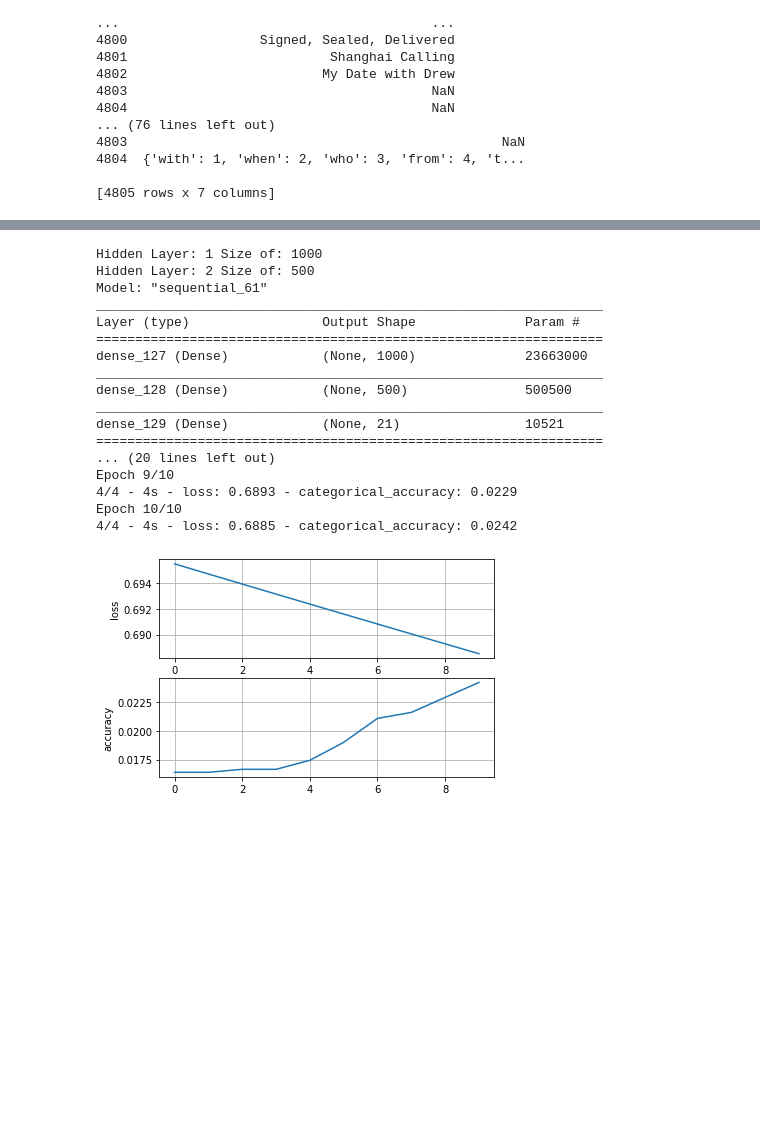
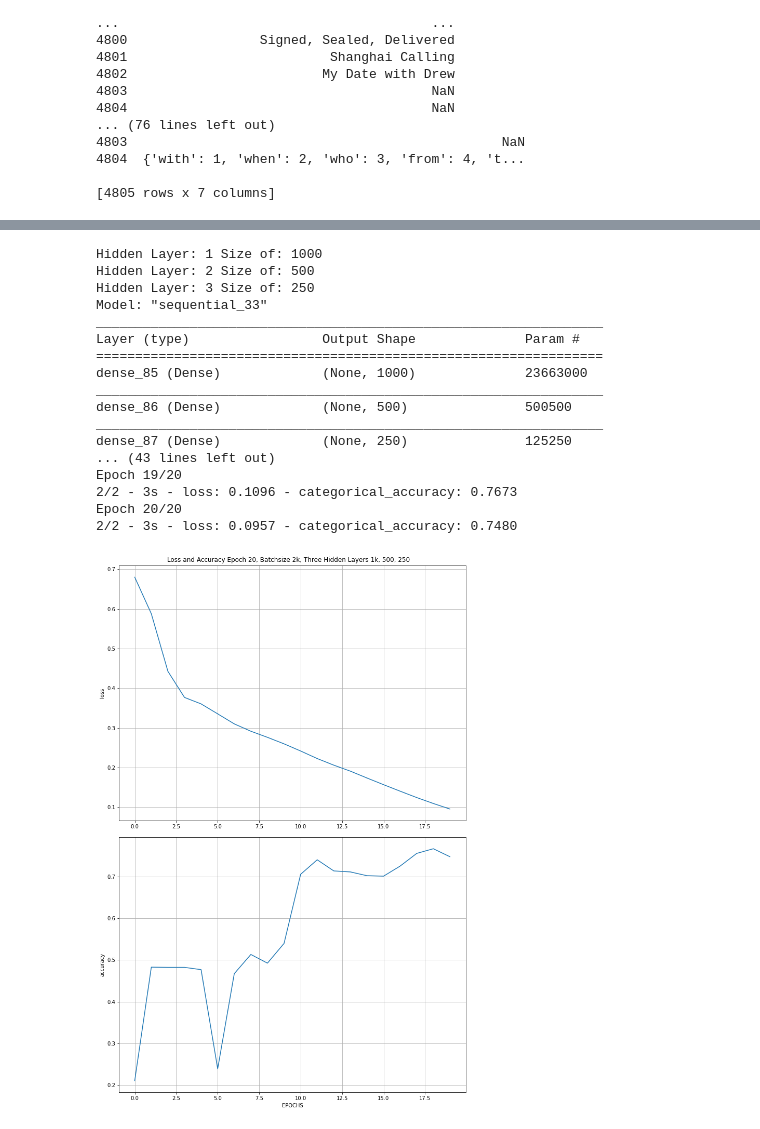
Before and after one commit to carlkidcrypto/Python-Machine-Learning, a Jupyter notebook: Final_Project/CS477-Final-Project-port3116.ipynb, the cells around one changed output, grey strips where cells are left out. Drawn from its saved outputs; the diff is of its cells as text; code cells hidden in the pictures; blank space fills up the shorter version.

```diff
--- a/Final_Project/CS477-Final-Project-port3116.ipynb
+++ b/Final_Project/CS477-Final-Project-port3116.ipynb
@@ -526,38 +874,40 @@ ValueError: Classification metrics can't handle a mix of multilabel-indicator an
 # %%
-# Here we begin to optimize our model. Our first run of the above cell said: Best parameters:  {'act': 'relu', 'batch_size': 1000, 'opt': 'sgd'}
+h_nodes = [1000, 500, 250] # three hidden layers
+myNN19 = create_NN(hidden_layers=h_nodes, act='relu', opt='adam', in_dim=X_train.shape[1], out_dim=y_train.shape[1])
+myNN19.summary()
+history19 = myNN19.fit(X_train, y_train, epochs=20, batch_size=2000, verbose=2)
 
-# Best parameters:  {'act': 'relu', 'batch_size': 1000, 'opt': 'sgd'}
-h_nodes = [1000, 500] # two hidden layers with 1000 and 500 nodes, respectively.
-myNN = create_NN(hidden_layers=h_nodes, act='relu', opt='sgd', in_dim=X_train.shape[1], out_dim=y_train.shape[1])
-myNN.summary()
+# Lets Plot the history, keys: "loss", "accuracy" again
+fig1, (ax1, ax2) = plt.subplots(2,1)
+fig1.suptitle("Loss and Accuracy Epoch 20, Batchsize 2k, Three Hidden Layers 1k, 500, 250")
+fig1.set_size_inches(10, 15, forward=True)
+fig1.tight_layout()
 
-history1 = myNN.fit(X_train, y_train, epochs=10, batch_size=1000, verbose=2)
-fig1, (ax1,ax2) = plt.subplots(2,1)
 ax1.set_ylabel("loss")
-ax1.plot(history1.epoch, history1.history["loss"])
+ax1.plot(history19.epoch, history19.history["loss"])
 ax1.grid()
 
+ax2.set_xlabel("EPOCHS")
 ax2.set_ylabel("accuracy")
-ax2.plot(history1.epoch, history1.history["categorical_accuracy"])
+ax2.plot(history19.epoch, history19.history["categorical_accuracy"])
 ax2.grid()
-
 plt.show()
 # %% [output]
 Hidden Layer: 1 Size of: 1000
 Hidden Layer: 2 Size of: 500
-Model: "sequential_61"
+Hidden Layer: 3 Size of: 250
+Model: "sequential_33"
 _________________________________________________________________
 Layer (type)                 Output Shape              Param #
 =================================================================
-dense_127 (Dense)            (None, 1000)              23663000
+dense_85 (Dense)             (None, 1000)              23663000
 _________________________________________________________________
-dense_128 (Dense)            (None, 500)               500500
+dense_86 (Dense)             (None, 500)               500500
 _________________________________________________________________
-dense_129 (Dense)            (None, 21)                10521
-=================================================================
-... (20 lines left out)
-Epoch 9/10
-4/4 - 4s - loss: 0.6893 - categorical_accuracy: 0.0229
-Epoch 10/10
-4/4 - 4s - loss: 0.6885 - categorical_accuracy: 0.0242
+dense_87 (Dense)             (None, 250)               125250
+... (43 lines left out)
+Epoch 19/20
+2/2 - 3s - loss: 0.1096 - categorical_accuracy: 0.7673
+Epoch 20/20
+2/2 - 3s - loss: 0.0957 - categorical_accuracy: 0.7480
-[figure, old version]
+[figure, new version]
```
Also changed, not shown: parts of 21 cells of this notebook.
